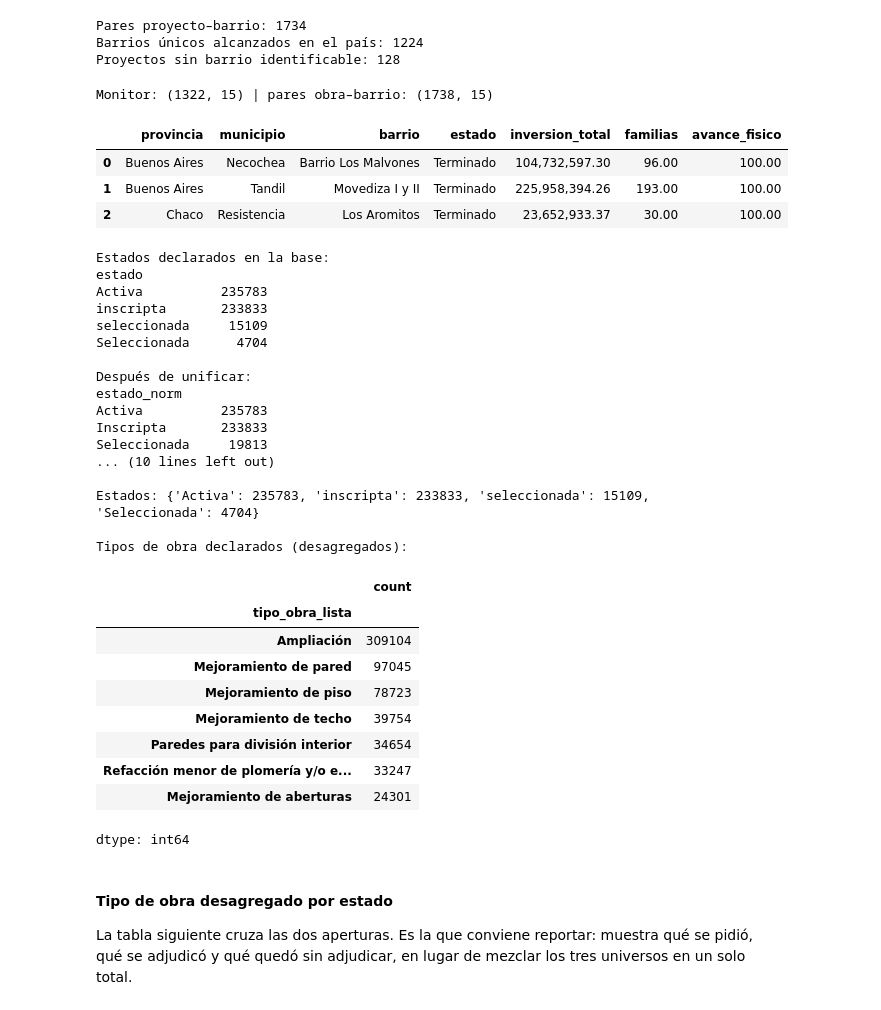
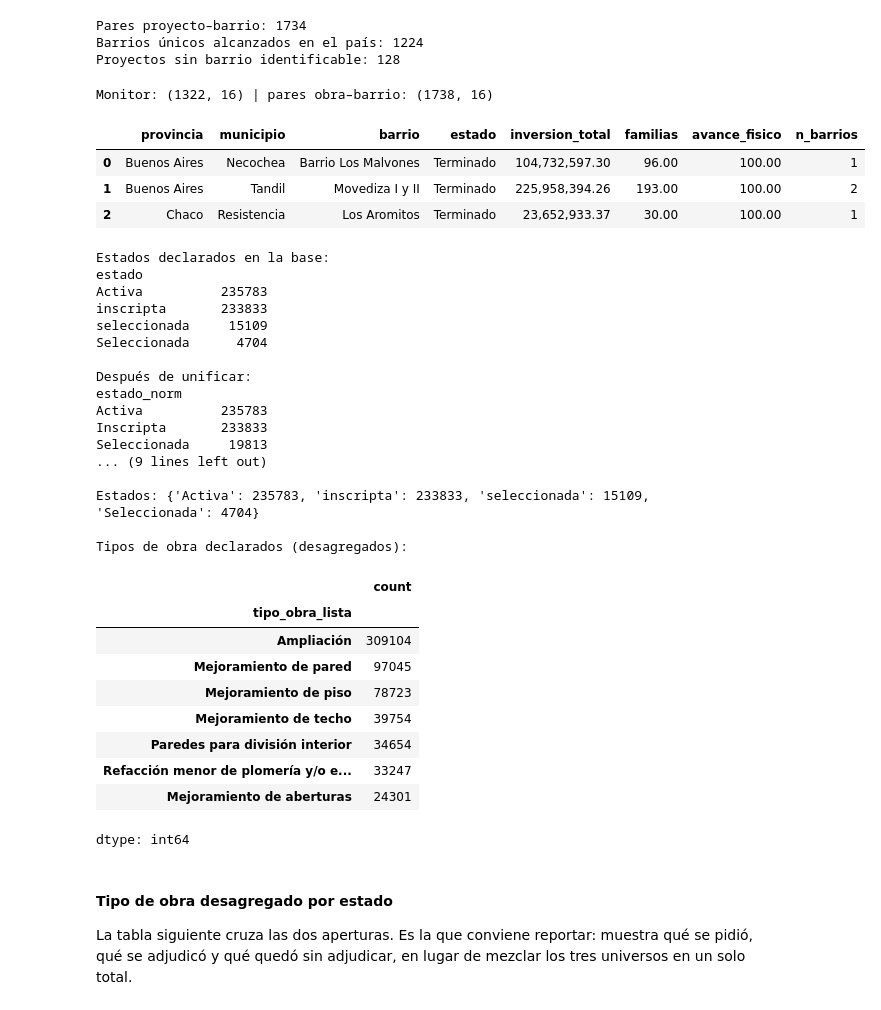
Before and after one commit to Camilamop/RENABAP, a Jupyter notebook: bloque2_intervenciones_territoriales(1).ipynb, the cells around one changed output. Saved outputs shown, nothing was run; the diff lists cells and outputs as text; code cells hidden in the pictures.

```diff
--- a/bloque2_intervenciones_territoriales(1).ipynb
+++ b/bloque2_intervenciones_territoriales(1).ipynb
@@ -501,46 +508,46 @@ m = m.rename(columns={
     "Provincia": "provincia",
     "Municipio": "municipio",
     "ID RENABAP": "id_renabap_raw",
     "Barrio": "barrio",
     "Nombre de la obra": "nombre_obra",
     "Unidad Ejecutora": "tipo_ue",
     "Estado": "estado",
     "Inversión total": "inversion_total",
     "Familias beneficiarias": "familias",
     "Avance físico": "avance_fisico",
 })
 m["inversion_total"] = m["inversion_total"].map(a_numero)
 m["familias"]        = m["familias"].map(a_numero)
 m["avance_fisico"]   = m["avance_fisico"].map(a_numero) * 100   # viene en 0–1
 m["avance_fisico"]   = m["avance_fisico"].clip(upper=100)
 m["provincia_norm"]  = m["provincia"].map(norm_texto)
 m["municipio_norm"]  = m["municipio"].map(norm_texto)
 m["ids_renabap"]     = m["id_renabap_raw"].map(ids_renabap)
 m["id_provisorio"]   = m["id_renabap_raw"].map(id_provisorio)
 m["obra_id"]         = "M" + m.index.astype(str).str.zfill(5)
+m["n_barrios"]       = m["ids_renabap"].str.len()
+
 
 monitor = m
 
 monitor_barrio = (monitor.explode("ids_renabap")
                          .rename(columns={"ids_renabap": "id_renabap"}))
 monitor_barrio = monitor_barrio[monitor_barrio["id_renabap"].notna()].copy()
 
 print("Monitor:", monitor.shape, "| pares obra–barrio:", monitor_barrio.shape)
 monitor[["provincia", "municipio", "barrio", "estado", "inversion_total",
-         "familias", "avance_fisico"]].head(3)
+         "familias", "avance_fisico","n_barrios"]].head(3)
 # %% [output]
-Monitor: (1322, 15) | pares obra–barrio: (1738, 15)
+Monitor: (1322, 16) | pares obra–barrio: (1738, 16)
-|  | provincia | municipio | barrio | estado | inversion_total | familias | avance_fisico |
-| 0 | Buenos Aires | Necochea | Barrio Los Malvones | Terminado | 104,732,597.30 | 96.00 | 100.00 |
-| 1 | Buenos Aires | Tandil | Movediza I y II | Terminado | 225,958,394.26 | 193.00 | 100.00 |
-| 2 | Chaco | Resistencia | Los Aromitos | Terminado | 23,652,933.37 | 30.00 | 100.00 |
+|  | provincia | municipio | barrio | estado | inversion_total | familias | avance_fisico | n_barrios |
+| 0 | Buenos Aires | Necochea | Barrio Los Malvones | Terminado | 104,732,597.30 | 96.00 | 100.00 | 1 |
+| 1 | Buenos Aires | Tandil | Movediza I y II | Terminado | 225,958,394.26 | 193.00 | 100.00 | 2 |
+| 2 | Chaco | Resistencia | Los Aromitos | Terminado | 23,652,933.37 | 30.00 | 100.00 | 1 |
 # %%
-# --- 3.4 Mi Pieza (microdato) ---------------------------------------------
 mp = mipieza.copy()
 mp["monto"] = mp["monto"].map(a_numero) if mp["monto"].dtype == object else mp["monto"]
 mp["id_barrio"] = mp["id_barrio"].astype(str).str.strip()
 mp["provincia_norm"] = mp["provincia"].map(norm_texto)
-
 # --- Estado: normalización y unidad de análisis --------------------------
 # La base trae cuatro valores, dos de los cuales son la misma categoría escrita
 # con distinta capitalización ("seleccionada" / "Seleccionada"). Se unifican.
@@ -556,14 +563,15 @@ mp["estado_norm"] = mp["estado"].map(norm_texto).map(MAPEO_ESTADO)
 # 100% de los casos). Contarlas como intervención sobreestima gruesamente la
 # cobertura del programa y su monto. Se define una unidad de análisis explícita.
 mp["adjudicada"] = mp["estado_norm"] == "Activa"
+mp_adj = mp[mp["adjudicada"]]
 
 print("Estados declarados en la base:")
 print(mp["estado"].value_counts(dropna=False).to_string())
 print("\nDespués de unificar:")
 print(mp["estado_norm"].value_counts(dropna=False).to_string())
-print(f"\nAdjudicaciones efectivas (Activa + Seleccionada): {mp['adjudicada'].sum():,}")
-print(f"Inscripciones sin adjudicar: {(~mp['adjudicada']).sum():,}")
-print("\n¿Las inscriptas tienen sorteo asignado?")
+print(f"\nAdjudicaciones efectivas (sólo Activa): {mp['adjudicada'].sum():,}")
+print(f"Seleccionadas (con sorteo, sin activar): {(mp['estado_norm']=='Seleccionada').sum():,}")
+print(f"Inscriptas (nunca sortearon)           : {(mp['estado_norm']=='Inscripta').sum():,}")
 print(mp.groupby("estado_norm")["sorteo"].apply(lambda x: f"{x.notna().mean()*100:.1f} % con sorteo").to_string())
 
 # tipo_obra es multivaluado en una sola celda, separado por comas
@@ -573,7 +581,7 @@ mp["tipo_obra_lista"] = (mp["tipo_obra"].fillna("")
 mp["n_tipos_obra"] = mp["tipo_obra_lista"].str.len()
 
 mipieza = mp
-print("Adjudicaciones Mi Pieza:", len(mipieza))
+print("Adjudicaciones Mi Pieza:", len(mp_adj))
 print("\nEstados:", mipieza["estado"].value_counts(dropna=False).to_dict())
 print("\nTipos de obra declarados (desagregados):")
 tipos_mp = mipieza.explode("tipo_obra_lista")["tipo_obra_lista"].value_counts()
@@ -591,7 +599,7 @@ estado_norm
 Activa          235783
 Inscripta       233833
 Seleccionada     19813
-... (10 lines left out)
+... (9 lines left out)
 
 Estados: {'Activa': 235783, 'inscripta': 233833, 'seleccionada': 15109, 'Seleccionada': 4704}
 
```
Also changed, not shown: parts of 24 cells of this notebook.
